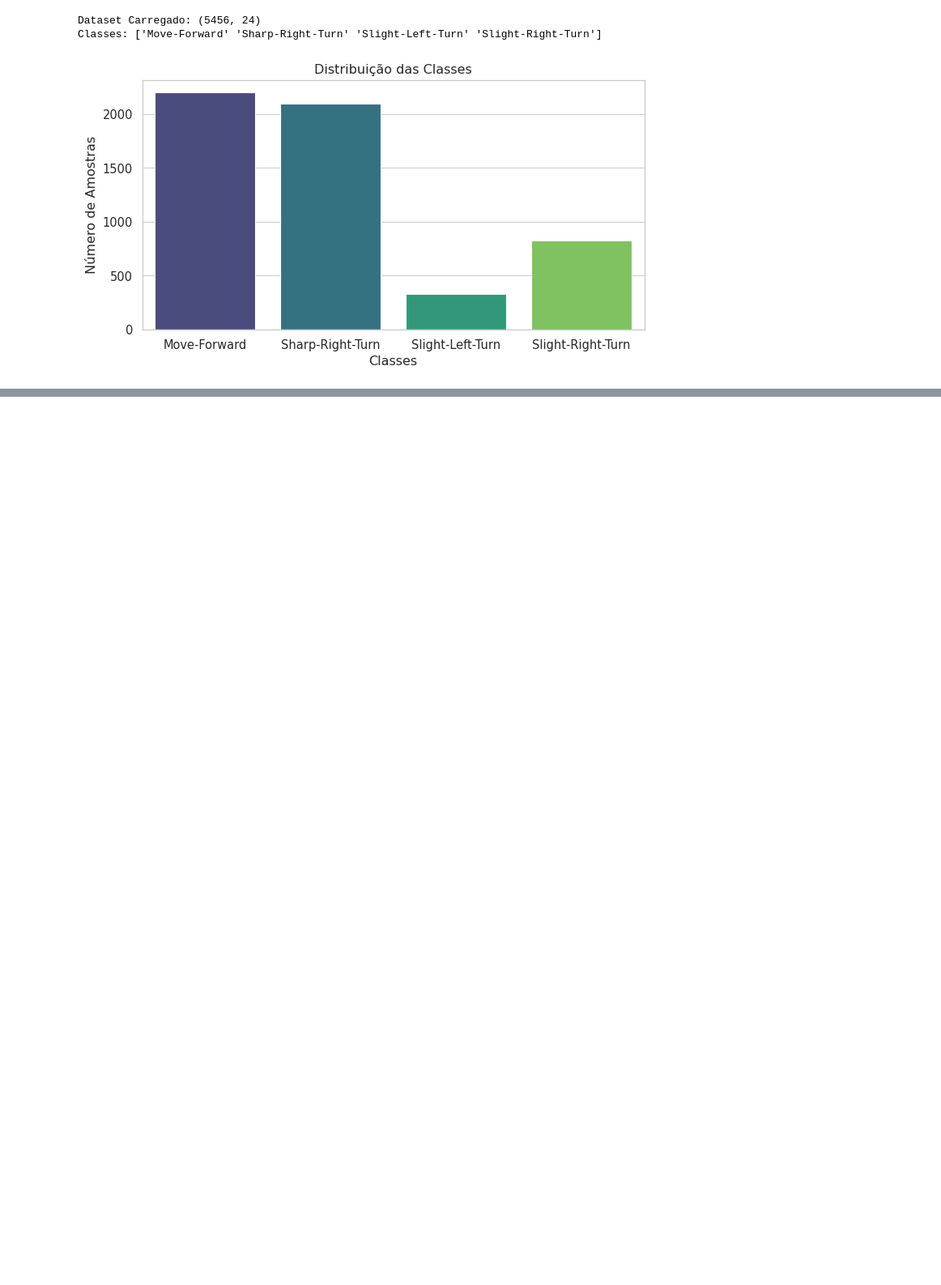
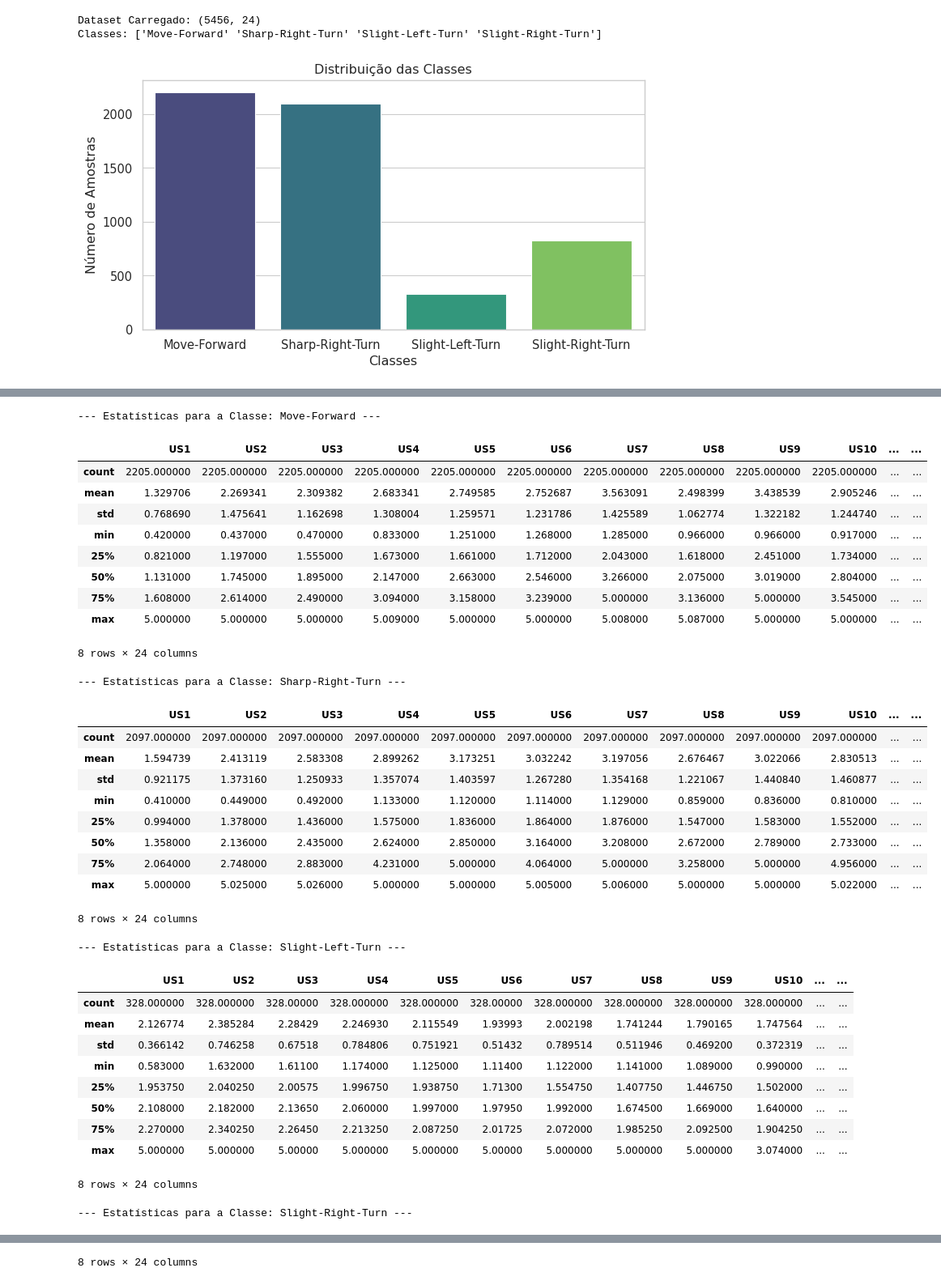
Before and after one commit to LucasJLBraz/Trabalhos_Rec_Padroes, a Jupyter notebook: notebooks/Trabalho Computacional 3/trabalho3_experimentos.ipynb, the cells around one changed output, grey strips where cells are left out. Shown at 81% size. Cells and saved outputs as stored; diff of their text form; code cells hidden in the pictures; blank space fills up the shorter version.

```diff
--- a/notebooks/Trabalho Computacional 3/trabalho3_experimentos.ipynb
+++ b/notebooks/Trabalho Computacional 3/trabalho3_experimentos.ipynb
@@ -88,0 +100,40 @@ Classes: ['Move-Forward' 'Sharp-Right-Turn' 'Slight-Left-Turn' 'Slight-Right-Tur
+# %%
+# Construir um describe por classe para entender a distribuição dos atributos, usando For
+for class_name in classes_nomes:
+    print(f"\n--- Estatísticas para a Classe: {class_name} ---")
+    display(data_df[data_df["Class"] == class_name].describe())
+# %% [output]
+--- Estatísticas para a Classe: Move-Forward ---
+|  | US1 | US2 | US3 | US4 | US5 | US6 | US7 | US8 | US9 | US10 | ... | ... |
+| count | 2205.000000 | 2205.000000 | 2205.000000 | 2205.000000 | 2205.000000 | 2205.000000 | 2205.000000 | 2205.000000 | 2205.000000 | 2205.000000 | ... | ... |
+| mean | 1.329706 | 2.269341 | 2.309382 | 2.683341 | 2.749585 | 2.752687 | 3.563091 | 2.498399 | 3.438539 | 2.905246 | ... | ... |
+| std | 0.768690 | 1.475641 | 1.162698 | 1.308004 | 1.259571 | 1.231786 | 1.425589 | 1.062774 | 1.322182 | 1.244740 | ... | ... |
+| min | 0.420000 | 0.437000 | 0.470000 | 0.833000 | 1.251000 | 1.268000 | 1.285000 | 0.966000 | 0.966000 | 0.917000 | ... | ... |
+| 25% | 0.821000 | 1.197000 | 1.555000 | 1.673000 | 1.661000 | 1.712000 | 2.043000 | 1.618000 | 2.451000 | 1.734000 | ... | ... |
+| 50% | 1.131000 | 1.745000 | 1.895000 | 2.147000 | 2.663000 | 2.546000 | 3.266000 | 2.075000 | 3.019000 | 2.804000 | ... | ... |
+| 75% | 1.608000 | 2.614000 | 2.490000 | 3.094000 | 3.158000 | 3.239000 | 5.000000 | 3.136000 | 5.000000 | 3.545000 | ... | ... |
+| max | 5.000000 | 5.000000 | 5.000000 | 5.009000 | 5.000000 | 5.000000 | 5.008000 | 5.087000 | 5.000000 | 5.000000 | ... | ... |
+8 rows × 24 columns
+--- Estatísticas para a Classe: Sharp-Right-Turn ---
+|  | US1 | US2 | US3 | US4 | US5 | US6 | US7 | US8 | US9 | US10 | ... | ... |
+| count | 2097.000000 | 2097.000000 | 2097.000000 | 2097.000000 | 2097.000000 | 2097.000000 | 2097.000000 | 2097.000000 | 2097.000000 | 2097.000000 | ... | ... |
+| mean | 1.594739 | 2.413119 | 2.583308 | 2.899262 | 3.173251 | 3.032242 | 3.197056 | 2.676467 | 3.022066 | 2.830513 | ... | ... |
+| std | 0.921175 | 1.373160 | 1.250933 | 1.357074 | 1.403597 | 1.267280 | 1.354168 | 1.221067 | 1.440840 | 1.460877 | ... | ... |
+| min | 0.410000 | 0.449000 | 0.492000 | 1.133000 | 1.120000 | 1.114000 | 1.129000 | 0.859000 | 0.836000 | 0.810000 | ... | ... |
+| 25% | 0.994000 | 1.378000 | 1.436000 | 1.575000 | 1.836000 | 1.864000 | 1.876000 | 1.547000 | 1.583000 | 1.552000 | ... | ... |
+| 50% | 1.358000 | 2.136000 | 2.435000 | 2.624000 | 2.850000 | 3.164000 | 3.208000 | 2.672000 | 2.789000 | 2.733000 | ... | ... |
+| 75% | 2.064000 | 2.748000 | 2.883000 | 4.231000 | 5.000000 | 4.064000 | 5.000000 | 3.258000 | 5.000000 | 4.956000 | ... | ... |
+| max | 5.000000 | 5.025000 | 5.026000 | 5.000000 | 5.000000 | 5.005000 | 5.006000 | 5.000000 | 5.000000 | 5.022000 | ... | ... |
+8 rows × 24 columns
+--- Estatísticas para a Classe: Slight-Left-Turn ---
+|  | US1 | US2 | US3 | US4 | US5 | US6 | US7 | US8 | US9 | US10 | ... | ... |
+| count | 328.000000 | 328.000000 | 328.00000 | 328.000000 | 328.000000 | 328.00000 | 328.000000 | 328.000000 | 328.000000 | 328.000000 | ... | ... |
+| mean | 2.126774 | 2.385284 | 2.28429 | 2.246930 | 2.115549 | 1.93993 | 2.002198 | 1.741244 | 1.790165 | 1.747564 | ... | ... |
+| std | 0.366142 | 0.746258 | 0.67518 | 0.784806 | 0.751921 | 0.51432 | 0.789514 | 0.511946 | 0.469200 | 0.372319 | ... | ... |
+| min | 0.583000 | 1.632000 | 1.61100 | 1.174000 | 1.125000 | 1.11400 | 1.122000 | 1.141000 | 1.089000 | 0.990000 | ... | ... |
+| 25% | 1.953750 | 2.040250 | 2.00575 | 1.996750 | 1.938750 | 1.71300 | 1.554750 | 1.407750 | 1.446750 | 1.502000 | ... | ... |
+| 50% | 2.108000 | 2.182000 | 2.13650 | 2.060000 | 1.997000 | 1.97950 | 1.992000 | 1.674500 | 1.669000 | 1.640000 | ... | ... |
+| 75% | 2.270000 | 2.340250 | 2.26450 | 2.213250 | 2.087250 | 2.01725 | 2.072000 | 1.985250 | 2.092500 | 1.904250 | ... | ... |
+| max | 5.000000 | 5.000000 | 5.00000 | 5.000000 | 5.000000 | 5.00000 | 5.000000 | 5.000000 | 5.000000 | 3.074000 | ... | ... |
+8 rows × 24 columns
+--- Estatísticas para a Classe: Slight-Right-Turn ---
@@ -88,0 +149 @@ Classes: ['Move-Forward' 'Sharp-Right-Turn' 'Slight-Left-Turn' 'Slight-Right-Tur
+8 rows × 24 columns
```
Also changed, not shown: parts of 23 cells of this notebook, 2 other files.
